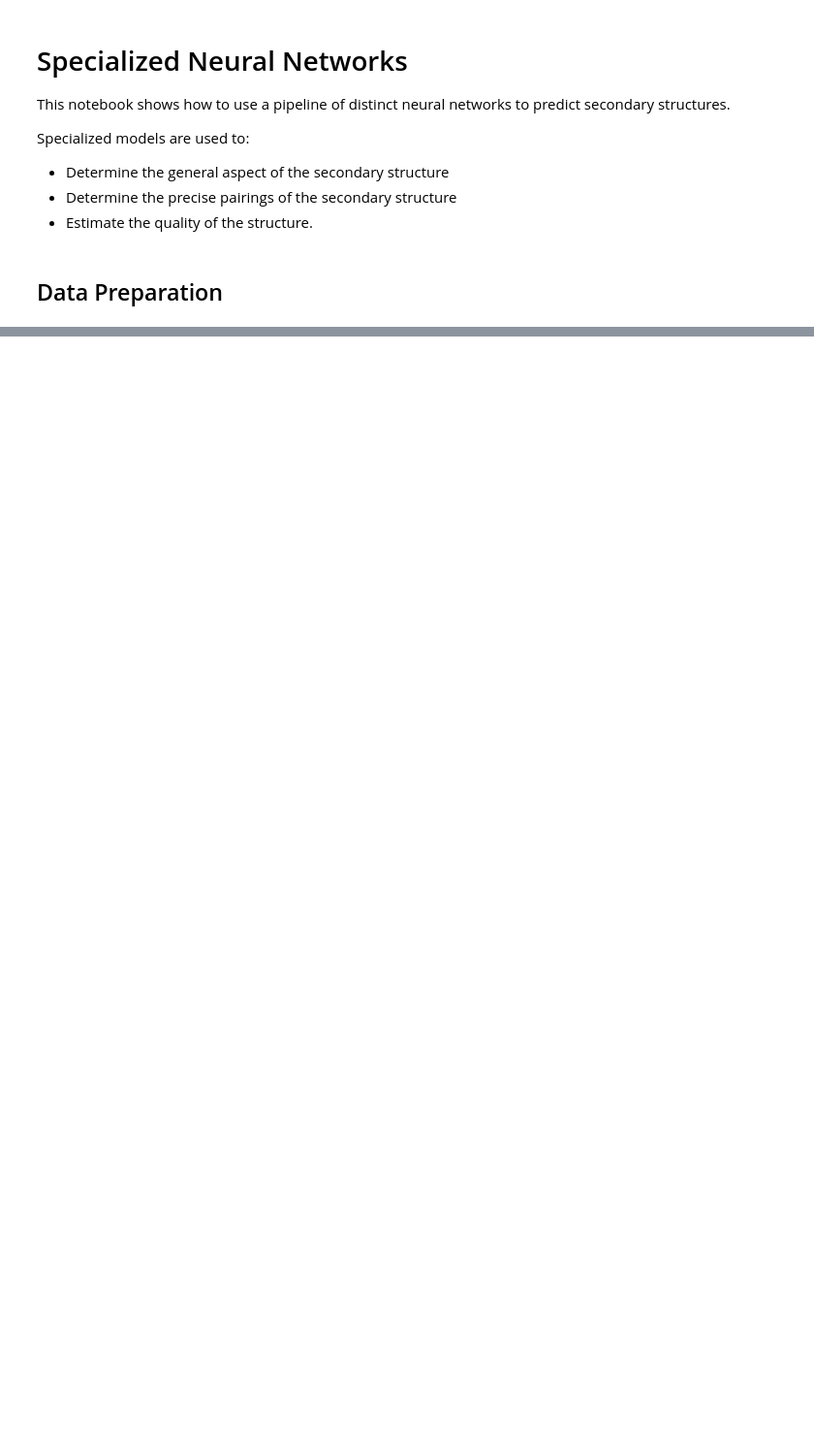
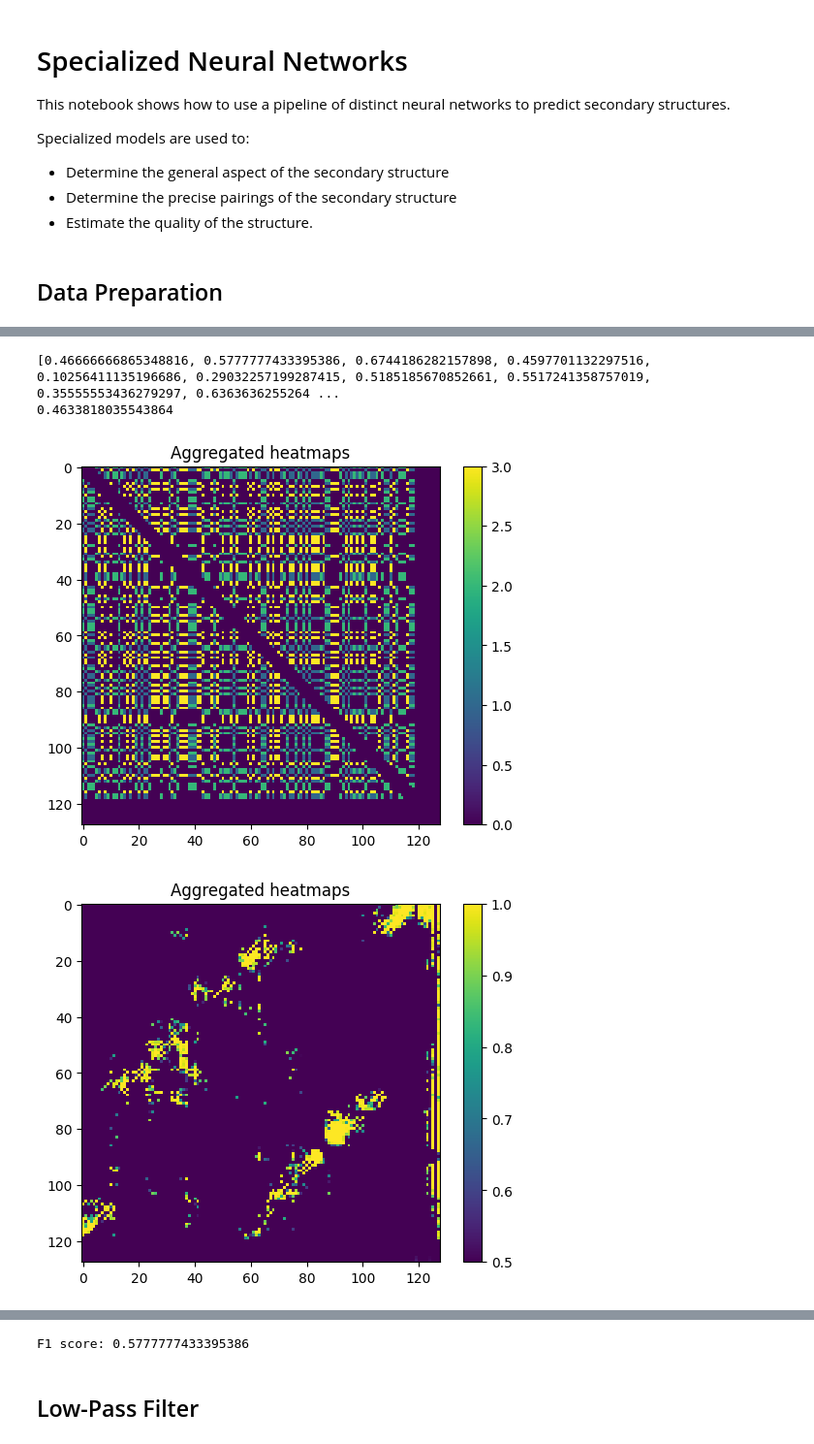
Before and after one commit to Vincent-Therrien/diurnal, a Jupyter notebook: demo/specialized_networks.ipynb, the cells around one changed output, grey strips where cells are left out. Shown at 97% size. Saved outputs shown, nothing was run; the diff lists cells and outputs as text; code cells hidden in the pictures; blank space fills up the shorter version.

```diff
--- a/demo/specialized_networks.ipynb
+++ b/demo/specialized_networks.ipynb
@@ -144,0 +323,18 @@ visualize.heatmap(t["output"][index])
+# %%
+t, v, tt = format_data(
+    "primary_potential_pairings_scalar",
+    "secondary_contact",
+)
+N_MAX_EPOCHS = 100
+model = deep.NN(
+    model=cnn.UNet2D(SIZE, 4),
+    n_epochs=N_MAX_EPOCHS,
+    optimizer=optim.Adam,
+    loss_fn=nn.CrossEntropyLoss,
+    optimizer_args={"eps": 1e-4},
+    loss_fn_args=None,
+    use_half=False,
+    patience=5,
+    verbosity=2,
+)
+model.train(t, v)
@@ -144,0 +359,11 @@ visualize.heatmap(t["output"][index])
+# %%
+p = evaluate_model(model, tt, False)
+print(p)
+print(np.mean(p))
+visualize.heatmap(tt["input"][0][1])
+check(model, tt, 1)
+# %% [output]
+[0.46666666865348816, 0.5777777433395386, 0.6744186282157898, 0.4597701132297516, 0.10256411135196686, 0.29032257199287415, 0.5185185670852661, 0.5517241358757019, 0.35555553436279297, 0.6363636255264 ...
+0.4633818035543864
+[figure, added]
+[figure, added]
@@ -144,0 +371,3 @@ visualize.heatmap(t["output"][index])
+F1 score: 0.5777777433395386
+# %% [markdown]
+## Low-Pass Filter
```
Also changed, not shown: parts of 18 cells of this notebook, 1 other file.
